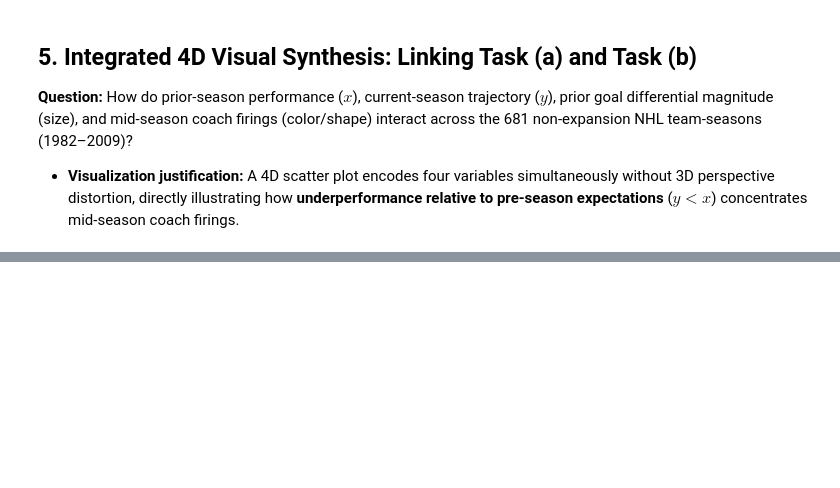
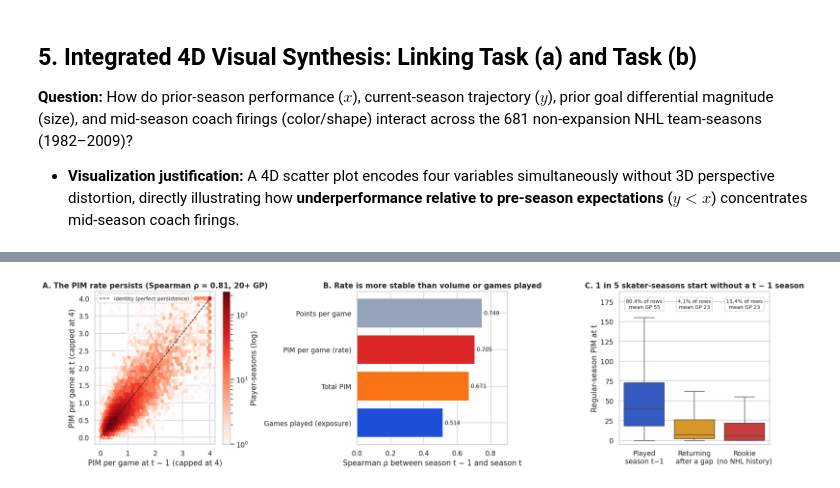
Before and after one commit to LuisBento2005/AC_DataMining, a Jupyter notebook: notebooks/01_eda.ipynb, the cells around one changed output, grey strips where cells are left out. Saved outputs shown, nothing was run; the diff lists cells and outputs as text; code cells hidden in the pictures; blank space fills up the shorter version.

```diff
--- a/notebooks/01_eda.ipynb
+++ b/notebooks/01_eda.ipynb
@@ -487,0 +662,41 @@ plt.show()
+# %%
+# Plot 8: Task (c) persistence of the PIM rate, rate vs. volume, and the cold-start groups
+fig, ax = plt.subplots(1, 3, figsize=(16.5, 4.6))
+
+both20 = pp[(pp["gp"] >= 20) & (pp["gp_prev"] >= 20)]
+hb = ax[0].hexbin(both20["pim_pg_prev"].clip(upper=4), both20["pim_pg"].clip(upper=4), gridsize=38,
+                  bins="log", cmap="Reds", mincnt=1)
+ax[0].plot([0, 4], [0, 4], "k--", lw=1.1, label="Identity (perfect persistence)")
+rho_rate = stats.spearmanr(both20["pim_pg_prev"], both20["pim_pg"]).statistic
+ax[0].set_xlabel("PIM per game at t − 1 (capped at 4)")
+ax[0].set_ylabel("PIM per game at t (capped at 4)")
+ax[0].set_title(f"A. The PIM rate persists (Spearman ρ = {rho_rate:.2f}, 20+ GP)", fontweight="bold")
+ax[0].legend(loc="upper left", fontsize=8.5)
+fig.colorbar(hb, ax=ax[0], label="Player-seasons (log)")
+
+colors_p = ["#94a3b8", "#dc2626", "#f97316", "#1d4ed8"]
+ax[1].barh(persist.index, persist.iloc[:, 0], color=colors_p)
+for i, v in enumerate(persist.iloc[:, 0]):
+    ax[1].text(v + 0.01, i, f"{v:.3f}", va="center", fontsize=9)
+ax[1].invert_yaxis()
+ax[1].set_xlim(0, 0.9)
+ax[1].set_xlabel("Spearman ρ between season t − 1 and season t")
+ax[1].set_title("B. Rate is more stable than volume or games played", fontweight="bold")
+
+order_h = ["Played\nseason t−1", "Returning\nafter a gap", "Rookie\n(no NHL history)"]
+sns.boxplot(data=sk, x="history", y="pim", order=order_h, hue="history", hue_order=order_h, legend=False,
+            showfliers=False, palette=["#1d4ed8", "#f59e0b", "#dc2626"], ax=ax[2])
+for i, h in enumerate(order_h):
+    r = hist_tbl.loc[h]
+    ax[2].text(i, 172, f"{r['share_pct']:.1f}% of rows\nmean GP {r['mean_gp']:.0f}", ha="center", va="center", fontsize=8.5,
+               bbox=dict(boxstyle="round,pad=0.25", fc="white", ec="#cbd5e1"))
+ax[2].set_ylim(-5, 188)
+ax[2].set_xlabel("")
+ax[2].set_ylabel("Regular-season PIM at t")
+ax[2].set_title("C. 1 in 5 skater-seasons start without a t − 1 season", fontweight="bold")
+
+plt.tight_layout()
+plt.savefig(f"{FIG_DIR}/du16_task_c_persistence_coldstart.png")
+plt.show()
+# %% [output]
+[figure, added]
```
Also changed, not shown: parts of 13 cells of this notebook, 8 other files.
